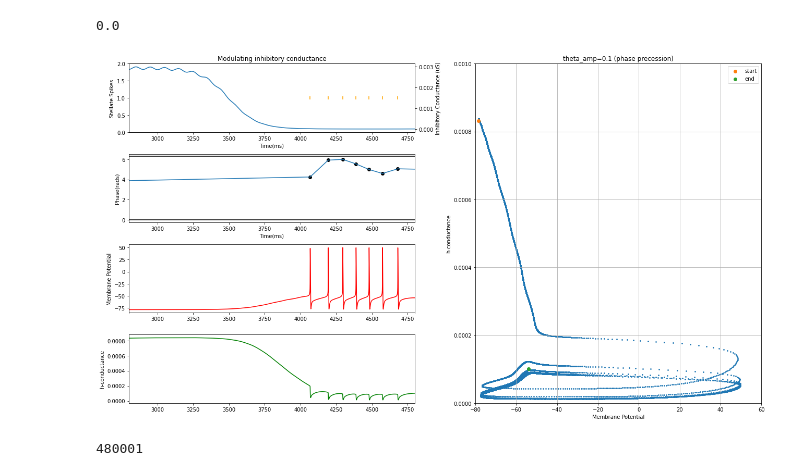
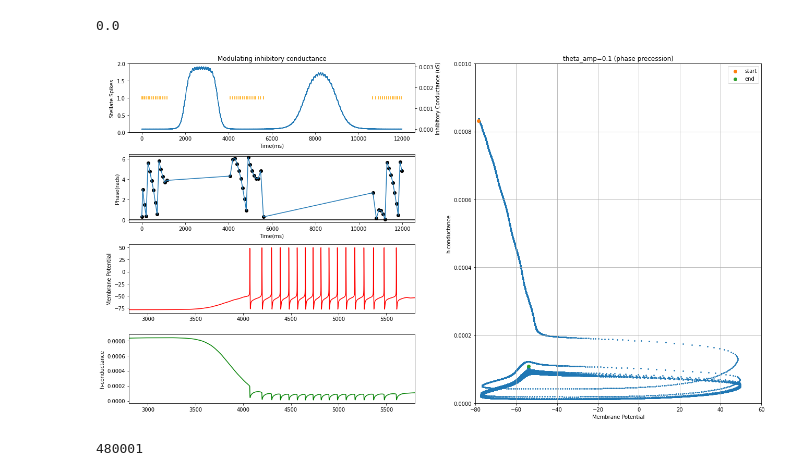
Before and after one commit to tiny-infinity/GridCellsTheta, a Jupyter notebook: stellate_phpc_2.ipynb, the cells around one changed output. Drawn from its saved outputs; the diff is of its cells as text; code cells hidden in the pictures.

```diff
--- a/stellate_phpc_2.ipynb
+++ b/stellate_phpc_2.ipynb
@@ -115,7 +115,7 @@ volt_dyn = np.array(stell_v.to_python())
 hcond_dyn = np.array(stellate_gh_vec.to_python())
 
 start = 2800
-end = 4800
+end = 5800
 
 fig = plt.figure(figsize=(18,10))
 gs = GridSpec(4,2, width_ratios=[1,1])
@@ -129,7 +129,7 @@ ax_phase = fig.add_subplot(gs[:,1])
 ax0_twin = ax0.twinx()
 ax0.eventplot(spike_times_array, label="Stellate Spikes", color='orange', linelengths=0.1)
 ax0.set_ylim(0,2)
-ax0.set_xlim(start,end)
+#ax0.set_xlim(start,end)
 ax0.set_ylabel('Stellate Spikes')
 ax0.set_xlabel('Time(ms)')
 ax0.set_title("Modulating inhibitory conductance")
@@ -139,35 +139,35 @@ ax0_twin.set_ylabel('Inhibitory Conductance (uS)')
 
 ax1.plot(spike_times_array, phases)
 ax1.scatter(spike_times_array, phases, color='black')
 ax1.set_xlabel("Time(ms)")
-ax1.set_xlim(start,end)
+#ax1.set_xlim(start,end)
 ax1.set_ylabel("Phase(rads)")
 ax1.axhline(y=2*np.pi, color='black')
 ax1.axhline(y=0, color='black')
 
 ax2.plot(time, stell_v, color='red')
 ax2.set_ylabel("Membrane Potential")
 ax2.set_xlim(start,end)
 ax3.plot(time, stellate_gh_vec, color='green')
 ax3.set_ylabel("h-conductance")
 ax3.set_xlim(start,end)
 
 ax_phase.scatter(volt_dyn[start*40:end*40], hcond_dyn[start*40:end*40], s=3)
 ax_phase.scatter(volt_dyn[start*40], hcond_dyn[start*40], label='start')
 ax_phase.scatter(volt_dyn[end*40], hcond_dyn[end*40], label='end')
 
 ax_phase.set_xlabel("Membrane Potential")
 ax_phase.set_ylabel("h-conductance")
 ax_phase.set_title("theta_amp=0.1 (phase precession)")
 ax_phase.set_ylim(0,0.001)
 ax_phase.set_xlim(-80,60)
 ax_phase.grid(True)
 ax_phase.legend()
 
 plt.tight_layout()
 plt.show()
 # %% [output]
-[figure, old version]
+[figure, new version]
 # %%
 # %% [output]
 480001
```
Also changed, not shown: parts of 1 cell of this notebook, 3 other files.
